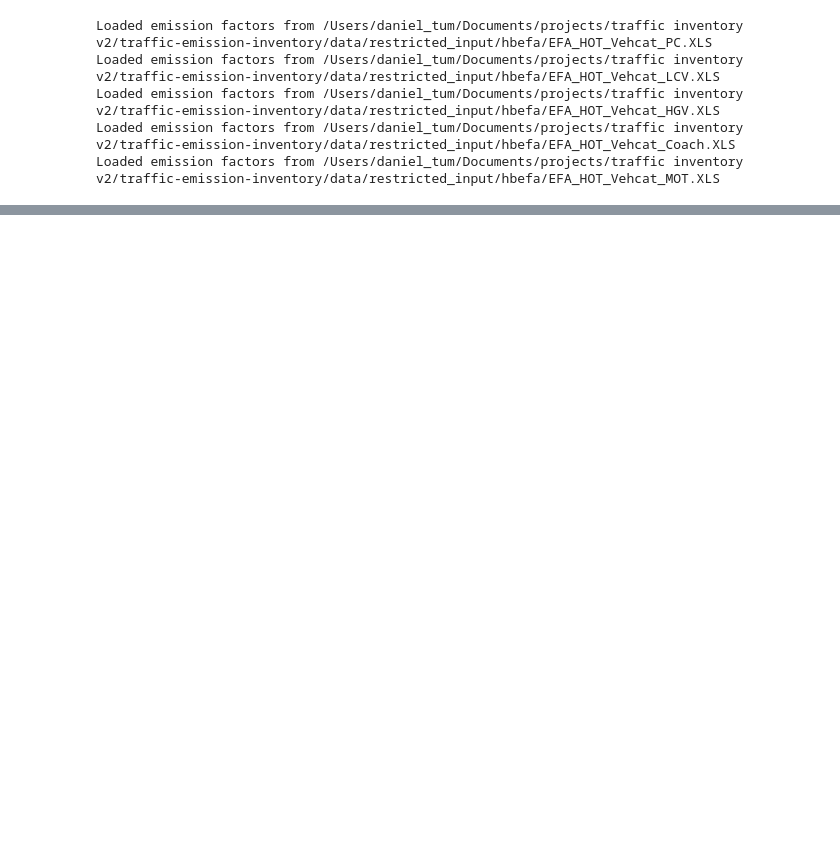
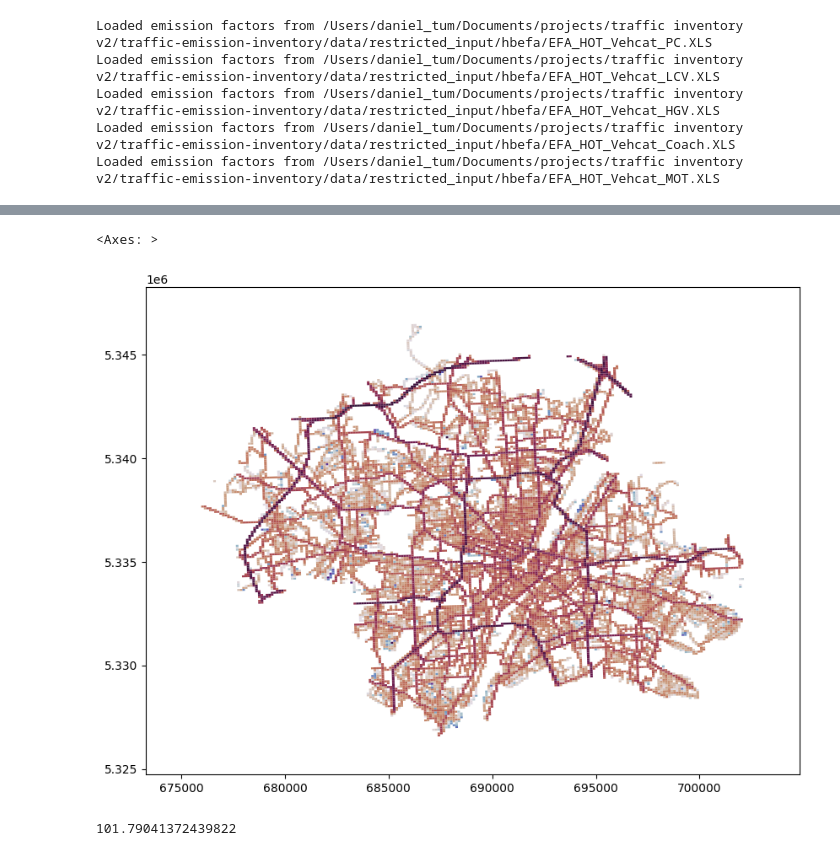
Before and after one commit to tum-esm/drive-inventory, a Jupyter notebook: notebooks/hbefa_module_multiprocessing.ipynb, the cells around one changed output, grey strips where cells are left out. Drawn from its saved outputs; the diff is of its cells as text; code cells hidden in the pictures; blank space fills up the shorter version.

```diff
--- a/notebooks/hbefa_module_multiprocessing.ipynb
+++ b/notebooks/hbefa_module_multiprocessing.ipynb
@@ -123,0 +108,44 @@ print(co2*1e-9)
+# %%
+#boundaries derived from uba inventory
+xmin = 675000
+xmax = 703000
+ymin = 5325800
+ymax = 5347800
+
+
+
+path = "/Users/daniel_tum/Documents/projects/traffic inventory v2/traffic-emission-inventory/data/geodata/TNO_100m_grid.gpkg"
+in_grid = gpd.read_file(path)
+in_grid = in_grid.to_crs(25832)
+
+grd = GriddingEngine(input_grid=in_grid)
+# %%
+data_geo = gpd.overlay(visum_plot,
+                            grd.grid,
+                            how = 'intersection',
+                            keep_geom_type=True)
+
+#Calculate total road length (PROXY) for each segment cut off by the output grid
+data_geo['PROXY'] = data_geo.geometry.length
+
+data_geo['emissions'] = data_geo['emissions'].astype('float') * data_geo['PROXY']
+
+data_geo['CENTROID'] = data_geo.geometry.centroid # use centroid for exact assignment
+data_geo = data_geo.set_geometry('CENTROID')
+gridded_aux = gpd.sjoin(grd.grid, data_geo, how="right", predicate='contains')
+
+em_grouped = gridded_aux.groupby('index_left').sum(numeric_only = True)
+
+grd.grid['emissions'] = em_grouped['emissions']
+
+grd.grid = grd.grid.fillna(0)
+# %%
+fig, ax  = plt.subplots(figsize = (10,10), frameon=False)
+grd.grid.plot(ax=ax, column = 'emissions', cmap = matplotlib.cm.get_cmap('twilight_shifted'), norm=matplotlib.colors.LogNorm())
+# %% [output]
+<Axes: >
+[figure, added]
+# %%
+grd.grid['emissions'].sum()*1e-12
+# %% [output]
+101.79041372439822
```
Also changed, not shown: parts of 8 cells of this notebook, 3 other files.
